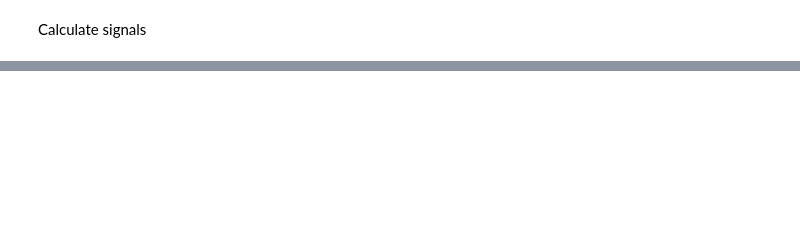
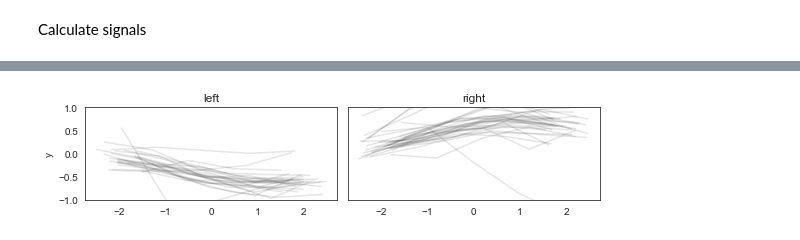
Before and after one commit to tomdries/gps-lane-changes, a Jupyter notebook: analysis.ipynb, the cells around one changed output, grey strips where cells are left out. Cells and saved outputs as stored; diff of their text form; code cells hidden in the pictures; blank space fills up the shorter version.

```diff
--- a/analysis.ipynb
+++ b/analysis.ipynb
@@ -23,5 +23,8 @@ import matplotlib.pyplot as plt
 import numpy as np
 from analysis_helpers import *
 from calculate_offset import angular_diff
+import seaborn as sns
+
+sns.set_style('white')
 # %%
 lca_dfs, trip_dfs, trip_names, road_dfs = dataloaders.load_data()
@@ -159,0 +63,23 @@ trip_df
+# %%
+filter_params = {'EWM_SPAN': 3,
+                 'MEDFILT_SIZE': 4,
+                 'PROJ_DIST_ROLLINGSUM': 3}
+
+trip_dfs = calculate_signals_alltrips(trip_dfs, filter_params)
+# %%
+device_nr = 1
+sections = ['A', 'M']
+
+window_size=5
+fragments = extract_lanechange_fragments_alltrips(trip_dfs, trip_names, lca_dfs, device_nr, sections, window_size)
+
+params = {'ylims': (-1,1),
+         'alpha': 0.1,
+         'ylabel': 'y'}
+
+plot_col = 'lat_vel_ewmfilt'
+plot_fragments(fragments, plot_col, params)
+
+# plt.savefig('figures/lanechanges.png', dpi=600, bbox_inches='tight')
+# %% [output]
+[figure, added]
```
Also changed, not shown: parts of 10 cells of this notebook, 3 other files.
